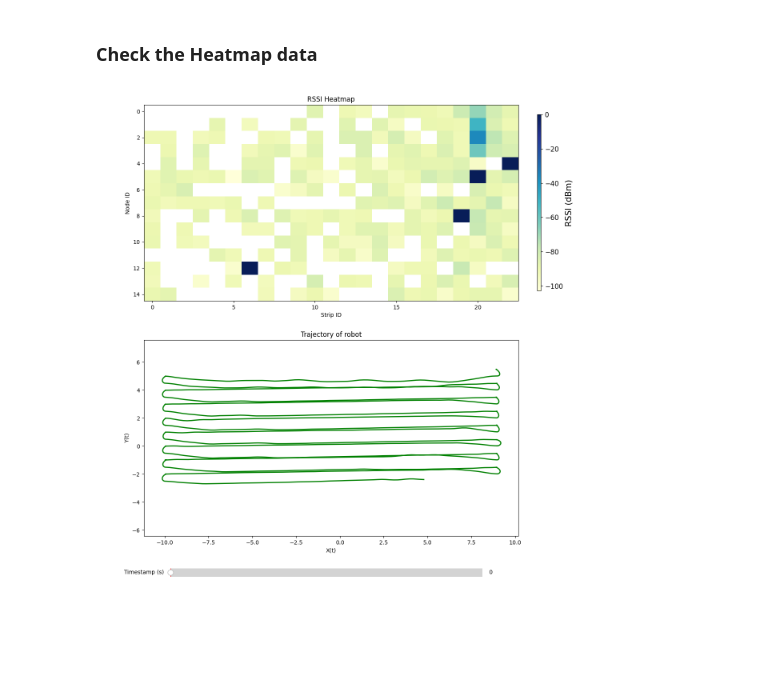
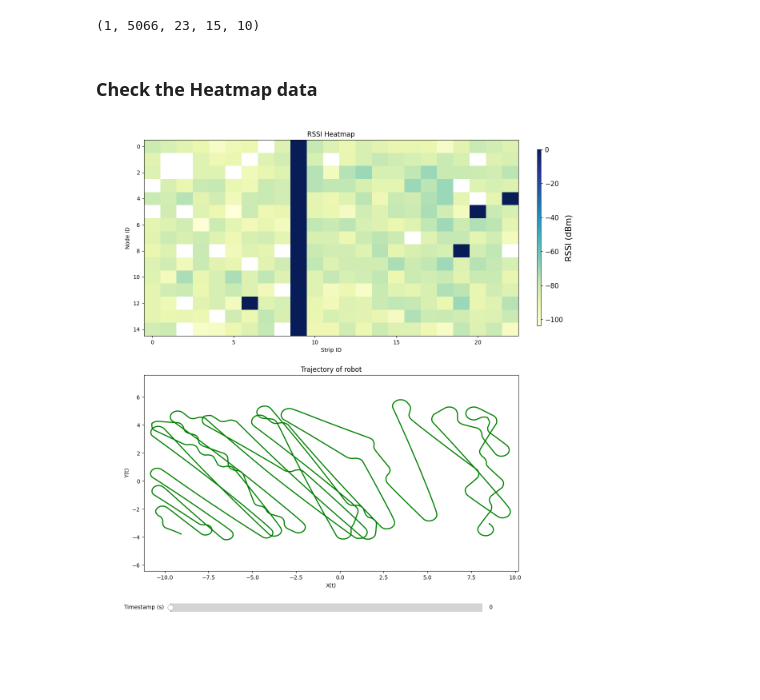
Before and after one commit to priirf/Vicon_Pos_Converter, a Jupyter notebook: visualize_dataset.ipynb, the cells around one changed output. Drawn from its saved outputs; the diff is of its cells as text; code cells hidden in the pictures.

Commit message:
Fixed the data preprocessing program in a right sequence of data association

```diff
--- a/visualize_dataset.ipynb
+++ b/visualize_dataset.ipynb
@@ -13,11 +13,14 @@ from modules_lib.data import read_data
 from modules_lib.data import get_data_from_old_data_frame
 from modules_lib.data import read_old_dataset
 
-data_dir = '../../Sensorfloors/summerschool2020/Robot_Data/train/*'
-#data_dir = '../Dataset_sensor_floor/Dataset_Final/02092022/train/Run_Diagonal_1.csv'
+path_dataset = '/media/irfan-flw/DATA/Arbeit/6GEM/Program_Development/6GEM_Dataset/Dataset_Sensor_Floor_Final/30092022/'
+os.chdir(path_dataset)
+#data_dir = '../../Sensorfloors/summerschool2020/Robot_Data/train/*'
+data_dir = 'dataset_3009022_run_diagonal_2.csv'
+
 file_list = sorted(glob.glob(data_dir))
 
-dfs = []
-for input_file in file_list:
-    print('Loading:', input_file)
-    dfs.append(pd.read_csv(input_file).drop(['data'], axis=1))
+# dfs = []
+# for input_file in file_list:
+#     print('Loading:', input_file)
+#     dfs.append(pd.read_csv(input_file).drop(['data'], axis=1))
@@ -42,8 +39,8 @@ X_list = []
 for file_index, file in enumerate(file_list):
     print('Loading:', file)
 
-    frames, y, t, X = read_old_dataset(file)
-    #frames, y, t, X = read_data(file)
+    #frames, y, t, X = read_old_dataset(file)
+    frames, y, t, X = read_data(file)
 
     X_list.append(X)
     y_list.append(y)
@@ -61,3 +51,8 @@ Loading: ../../Sensorfloors/summerschool2020/Robot_Data/train/run3_vertical.csv
+# %%
+X_np = np.array(X_list)
+X_np.shape
+# %% [output]
+(1, 5066, 23, 15, 10)
 # %%
 # # X_np = np.array(X_list)
 # y_np = np.array(y_list)
@@ -80,7 +75,7 @@ import matplotlib.animation as animation
 from matplotlib.widgets import Slider, Button, RadioButtons
 from mpl_toolkits.axes_grid1.inset_locator import inset_axes
 
-index_data = 7
+index_data = 0
 
 X_np = np.array(X_list) #Sensor floor data
 y_np = np.array(y_list) #Vicon Data
@@ -175,34 +170,34 @@ def find_nearest(array, value):
 #     line.set_xdata(dataSet_vc[0, :index])
 #     line.set_ydata(dataSet_vc[1, :index])
 
 #     #redrawing the figure
 #     fig.canvas.draw()
 
 def update_all(val):
     pos = timestamp_merge.val
     #print(pos)
     #index = find_nearest(dataSet_vc[2], pos)
     line.set_xdata(vicon_data[:pos, 0])
     line.set_ydata(vicon_data[:pos, 1])
 
     #index2 = find_nearest(dataSet_sf[3], pos)
     im_h.set_data(rssi_data_transpose[pos,:,:,9])
 
     #redrawing the figure
     fig.canvas.draw()
 
 # Calling the function "update" when the value of the slider is changed
 #timestamp_rssi.on_changed(update_heatmap)
 # timestamp_vc.on_changed(update_coord)
 timestamp_merge.on_changed(update_all)
 
 #fig.tight_layout()
 plt.subplots_adjust(left=0.1, bottom=0.2, right=0.88, top=0.97, hspace=0.2)
 #plt.subplots_adjust(left=0.155, bottom=0.2, right=0.91, top=0.97, hspace=0.2)
 #plt.subplot_tool()
 plt.show()
 # %% [output]
-[figure, old version]
+[figure, new version]
 # %%
 #plt.savefig('output/old_dataset/Run3_Vertical.png', dpi=300)
 # %%
```
Also changed, not shown: parts of 3 cells of this notebook, 7 other files.
